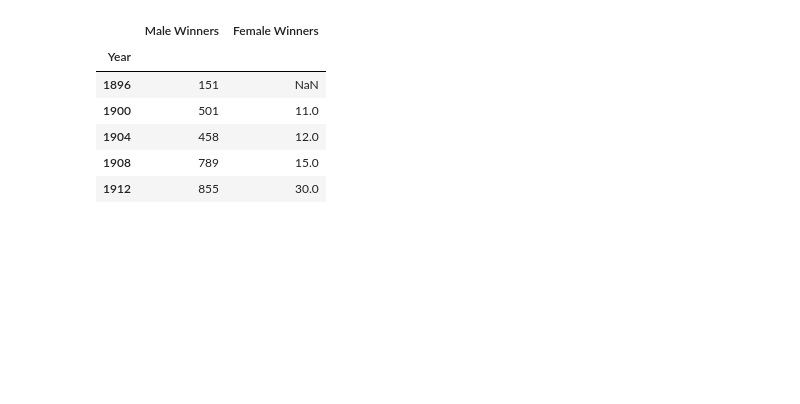
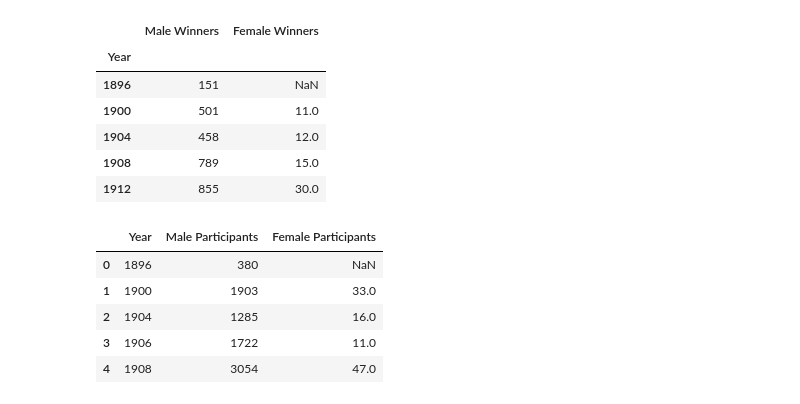
Before and after one commit to vaibz96/Olympics_EDA, a Jupyter notebook: Olympics Games EDA.ipynb, the cells around one changed output. Cells and saved outputs as stored; diff of their text form; code cells hidden in the pictures; blank space fills up the shorter version.

```diff
--- a/Olympics Games EDA.ipynb
+++ b/Olympics Games EDA.ipynb
@@ -313,3 +315,36 @@ all_winners_stats.head()
 | 1904 | 458 | 12.0 |
 | 1908 | 789 | 15.0 |
 | 1912 | 855 | 30.0 |
+# %%
+#Loading CSV into DataFrame object
+participants = athlete_data
+# participants.head()
+#Extracting part of DataFrame by Sex(column) and sorted in ascending order by Year
+#Male participants
+male_participants = participants[participants.Sex == "M"]
+participants_male = male_participants.Year.value_counts().sort_index()
+participants_male = pd.DataFrame(participants_male)
+
+#Female Participants
+female_participants = participants[participants.Sex == "F"]
+participants_female = female_participants.Year.value_counts().sort_index()
+participants_female = pd.DataFrame(participants_female)
+
+#Resetting indices
+participants_male.reset_index(level=0, inplace=True)
+participants_female.reset_index(level=0, inplace=True)
+
+#Renaming column headings for merging dataframes
+participants_male.rename(columns = {"index":"Year", "Year":"Male Participants"}, inplace=True)
+participants_female.rename(columns = {"index":"Year", "Year":"Female Participants"}, inplace=True)
+
+#Joining the data
+all_participants_stats = pd.merge(left = participants_male, right= participants_female, how= 'left', on = 'Year')
+all_participants_stats.head()
+# %% [output]
+|  | Year | Male Participants | Female Participants |
+| 0 | 1896 | 380 | NaN |
+| 1 | 1900 | 1903 | 33.0 |
+| 2 | 1904 | 1285 | 16.0 |
+| 3 | 1906 | 1722 | 11.0 |
+| 4 | 1908 | 3054 | 47.0 |
```
Also changed, not shown: parts of 5 cells of this notebook.
